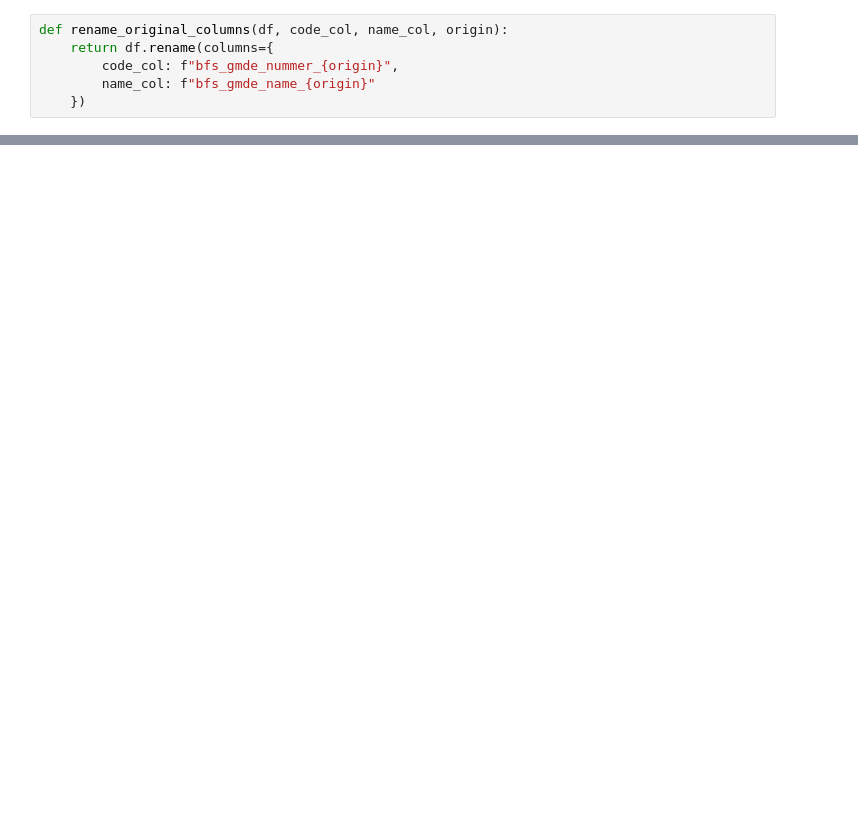
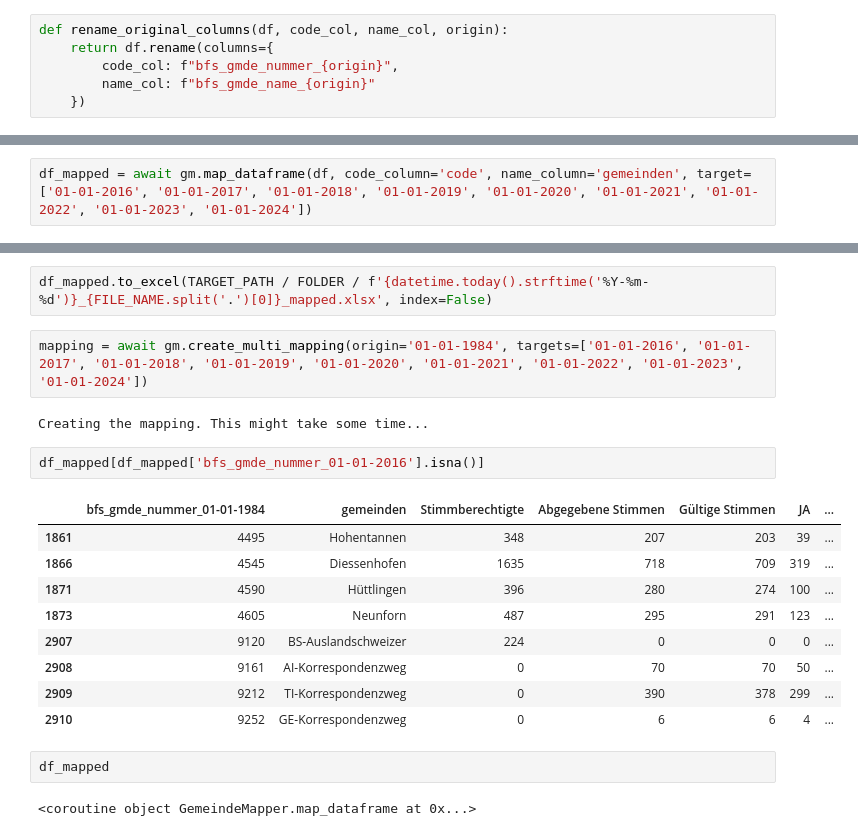
Before and after one commit to MaBlock7/Gemeindestand_mapper, a Jupyter notebook: src/gemeindestand_mapping.ipynb, the cells around one changed output, grey strips where cells are left out. Drawn from its saved outputs; the diff is of its cells as text; blank space fills up the shorter version.

```diff
--- a/src/gemeindestand_mapping.ipynb
+++ b/src/gemeindestand_mapping.ipynb
@@ -40,0 +43,2 @@ df.head()
+# %%
+df_mapped = await gm.map_dataframe(df, code_column='code', name_column='gemeinden', target=['01-01-2016', '01-01-2017', '01-01-2018', '01-01-2019', '01-01-2020', '01-01-2021', '01-01-2022', '01-01-2023', '01-01-2024'])
@@ -40,0 +52,22 @@ df.head()
+# %%
+df_mapped.to_excel(TARGET_PATH / FOLDER / f'{datetime.today().strftime('%Y-%m-%d')}_{FILE_NAME.split('.')[0]}_mapped.xlsx', index=False)
+# %%
+mapping = await gm.create_multi_mapping(origin='01-01-1984', targets=['01-01-2016', '01-01-2017', '01-01-2018', '01-01-2019', '01-01-2020', '01-01-2021', '01-01-2022', '01-01-2023', '01-01-2024'])
+# %% [output]
+Creating the mapping. This might take some time...
+# %%
+df_mapped[df_mapped['bfs_gmde_nummer_01-01-2016'].isna()]
+# %% [output]
+|  | bfs_gmde_nummer_01-01-1984 | gemeinden | Stimmberechtigte | Abgegebene Stimmen | Gültige Stimmen | JA | ... |
+| 1861 | 4495 | Hohentannen | 348 | 207 | 203 | 39 | ... |
+| 1866 | 4545 | Diessenhofen | 1635 | 718 | 709 | 319 | ... |
+| 1871 | 4590 | Hüttlingen | 396 | 280 | 274 | 100 | ... |
+| 1873 | 4605 | Neunforn | 487 | 295 | 291 | 123 | ... |
+| 2907 | 9120 | BS-Auslandschweizer | 224 | 0 | 0 | 0 | ... |
+| 2908 | 9161 | AI-Korrespondenzweg | 0 | 70 | 70 | 50 | ... |
+| 2909 | 9212 | TI-Korrespondenzweg | 0 | 390 | 378 | 299 | ... |
+| 2910 | 9252 | GE-Korrespondenzweg | 0 | 6 | 6 | 4 | ... |
+# %%
+df_mapped
+# %% [output]
+<coroutine object GemeindeMapper.map_dataframe at 0x...>
```
Also changed, not shown: parts of 9 cells of this notebook, 39 other files.
